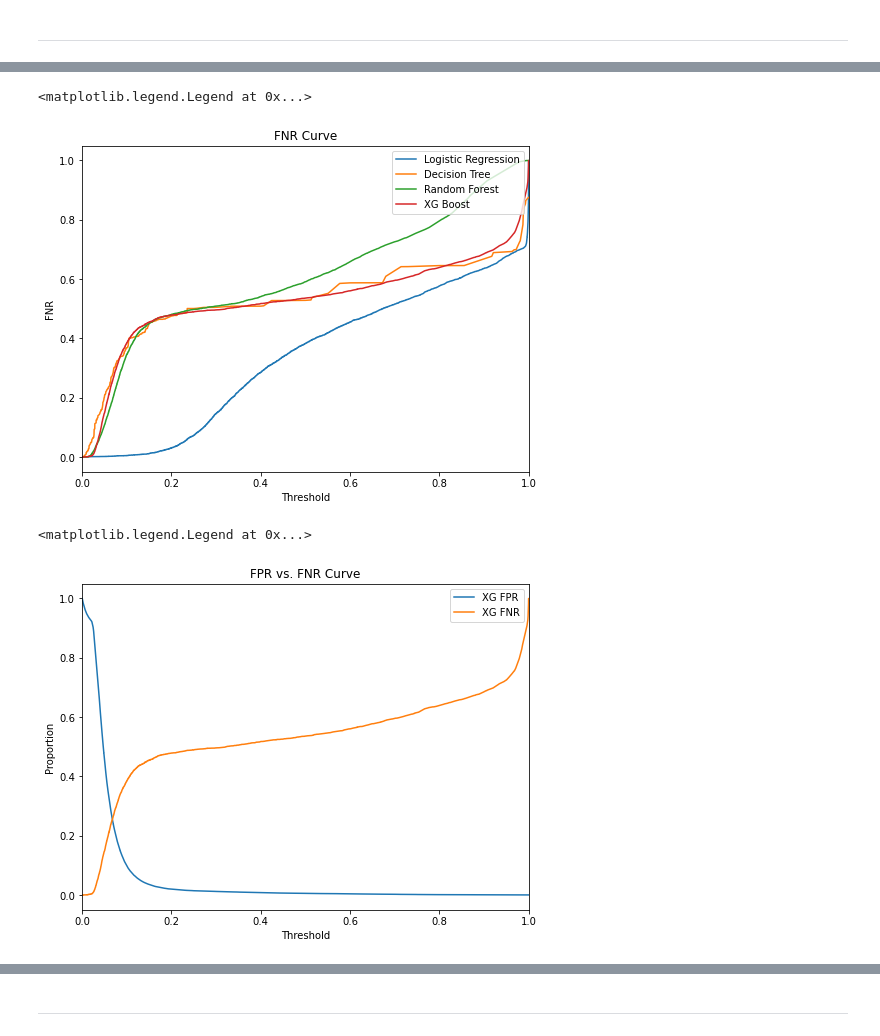
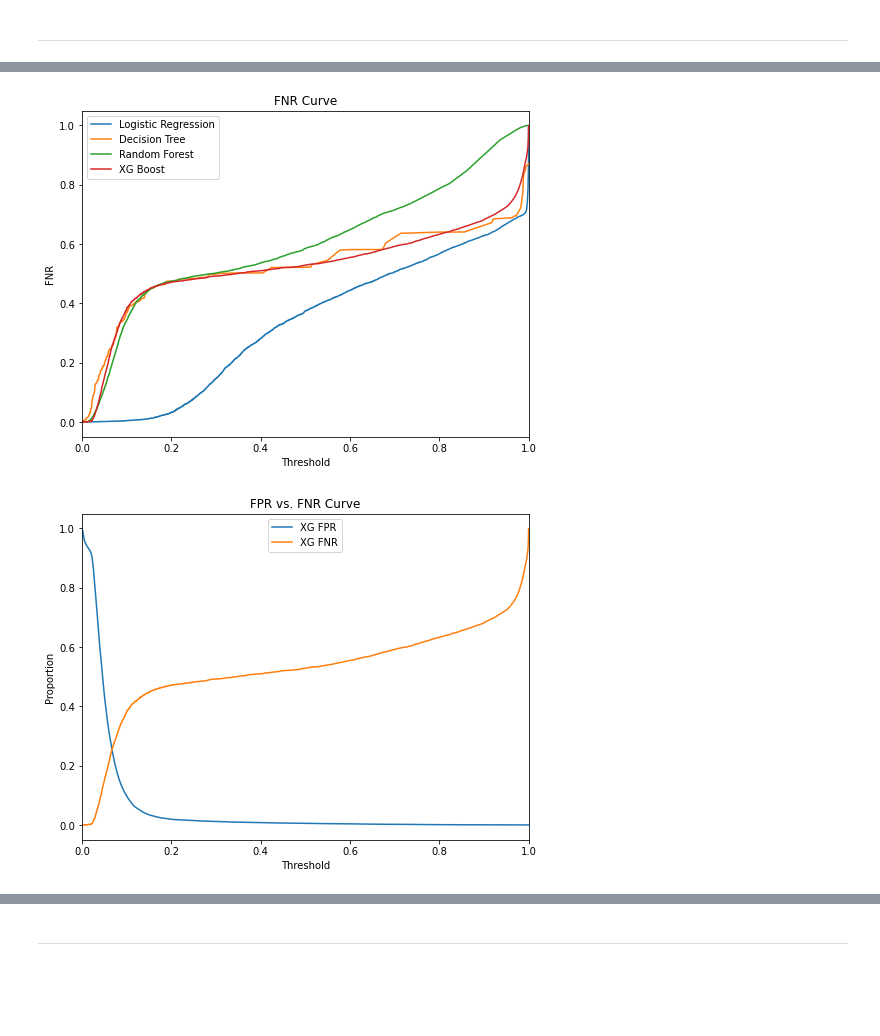
Before and after one commit to sjo302/Capstone, a Jupyter notebook: Notebooks/10_models.ipynb, the cells around one changed output, grey strips where cells are left out. Drawn from its saved outputs; the diff is of its cells as text; code cells hidden in the pictures; blank space fills up the shorter version.

```diff
--- a/Notebooks/10_models.ipynb
+++ b/Notebooks/10_models.ipynb
@@ -363,16 +372,16 @@ plt.legend(loc = 'upper right')
 # %%
 plt.figure(figsize = (8,6))
 for mod in results:
     fpr, tpr, thresh = roc_curve(y_val, results[mod]['pred'])
     plt.plot(thresh, 1 - tpr, label='%s' %mod)
     plt.xlim(0, 1)
     plt.xlabel('Threshold')
     plt.ylabel('FNR')
     plt.title('FNR Curve')
-plt.legend(loc = 'upper right')
+plt.legend(loc = 'upper left')
+plt.savefig('../plots/fnr_curve.pdf')
 # %% [output]
-<matplotlib.legend.Legend at 0x...>
-[figure, old version]
+[figure, new version]
 # %%
 plt.figure(figsize = (8,6))
 fpr, tpr, thresh = roc_curve(y_val, results['XG Boost']['pred'])
@@ -382,10 +391,10 @@ plt.xlim(0, 1)
 plt.xlabel('Threshold')
 plt.ylabel('Proportion')
 plt.title('FPR vs. FNR Curve')
-plt.legend(loc = 'upper right')
+plt.legend(loc = 'upper center')
+plt.savefig('../plots/fpr_fnr.pdf')
 # %% [output]
-<matplotlib.legend.Legend at 0x...>
-[figure, old version]
+[figure, new version]
 # %%
 plt.figure(figsize = (8,6))
 fpr, tpr, thresh = roc_curve(y_val, results['XG Boost']['pred'])
```
Also changed, not shown: parts of 16 cells of this notebook, 14 other files.
